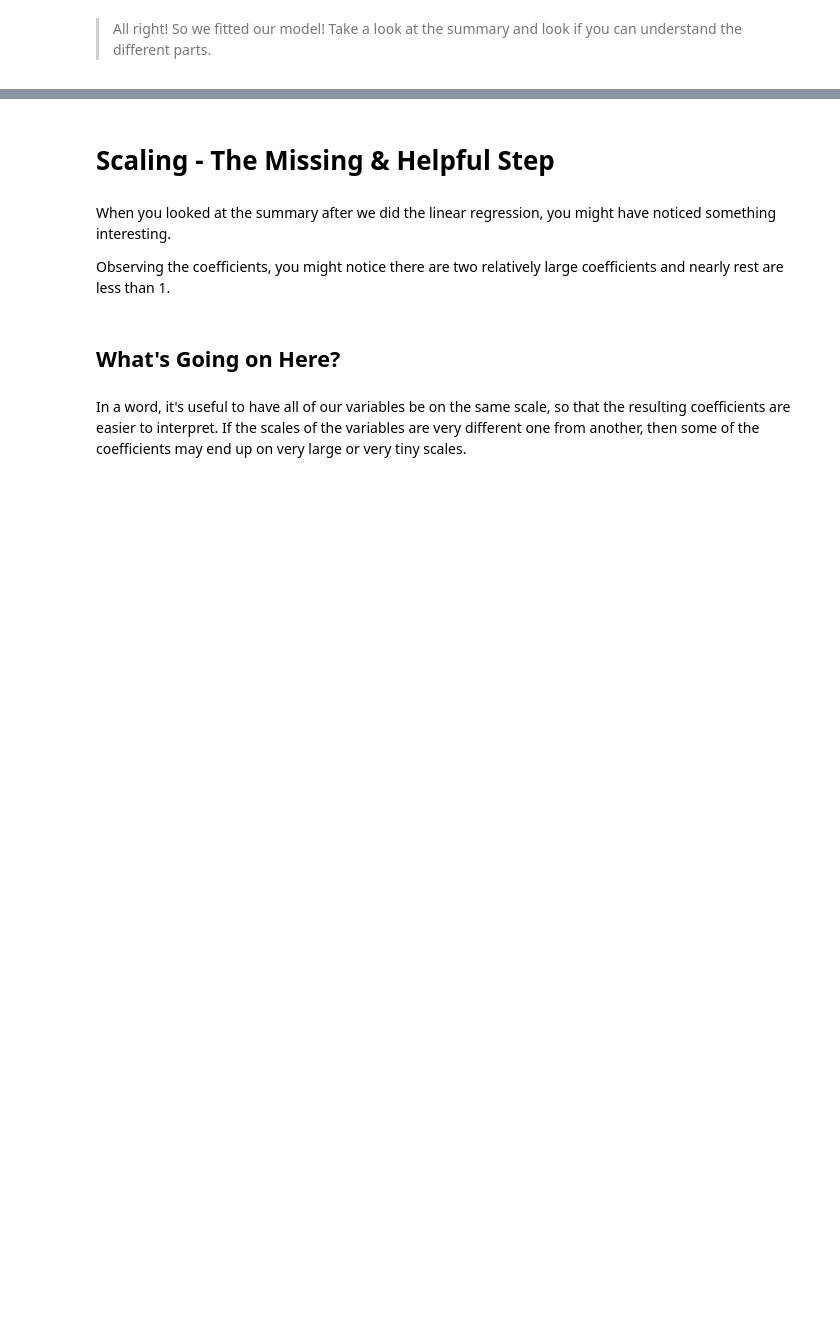
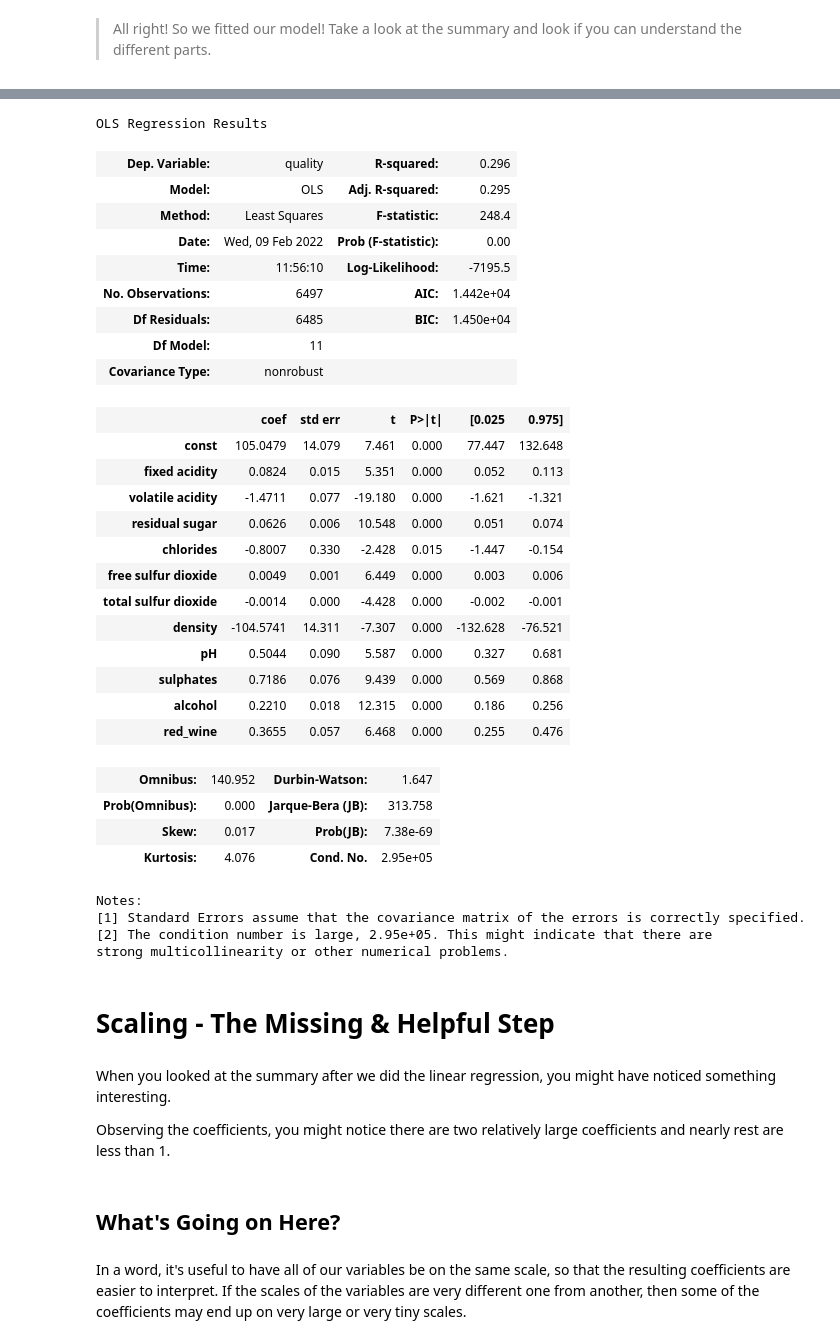
Before and after one commit to cjunhyuk/ds-multiple_linear_regression-tfq32, a Jupyter notebook: multiple_linear_regression.ipynb, the cells around one changed output, grey strips where cells are left out. Cells and saved outputs as stored; diff of their text form; code cells hidden in the pictures; blank space fills up the shorter version.

```diff
--- a/multiple_linear_regression.ipynb
+++ b/multiple_linear_regression.ipynb
@@ -437,0 +568,3 @@ model.summary()
+# %%
+predictors_nocitric = predictors.drop('citric acid', axis=1)
+predictors_nocitric.head()
@@ -438,3 +578,38 @@ model.summary()
+# %%
+model = sm.OLS(wine_target, predictors_nocitric).fit()
+model.summary()
+# %% [output]
+OLS Regression Results
+| Dep. Variable: | quality | R-squared: | 0.296 |
+| Model: | OLS | Adj. R-squared: | 0.295 |
+| Method: | Least Squares | F-statistic: | 248.4 |
+| Date: | Wed, 09 Feb 2022 | Prob (F-statistic): | 0.00 |
+| Time: | 11:56:10 | Log-Likelihood: | -7195.5 |
+| No. Observations: | 6497 | AIC: | 1.442e+04 |
+| Df Residuals: | 6485 | BIC: | 1.450e+04 |
+| Df Model: | 11 |  |  |
+| Covariance Type: | nonrobust |  |  |
+|  | coef | std err | t | P>|t| | [0.025 | 0.975] |
+| const | 105.0479 | 14.079 | 7.461 | 0.000 | 77.447 | 132.648 |
+| fixed acidity | 0.0824 | 0.015 | 5.351 | 0.000 | 0.052 | 0.113 |
+| volatile acidity | -1.4711 | 0.077 | -19.180 | 0.000 | -1.621 | -1.321 |
+| residual sugar | 0.0626 | 0.006 | 10.548 | 0.000 | 0.051 | 0.074 |
+| chlorides | -0.8007 | 0.330 | -2.428 | 0.015 | -1.447 | -0.154 |
+| free sulfur dioxide | 0.0049 | 0.001 | 6.449 | 0.000 | 0.003 | 0.006 |
+| total sulfur dioxide | -0.0014 | 0.000 | -4.428 | 0.000 | -0.002 | -0.001 |
+| density | -104.5741 | 14.311 | -7.307 | 0.000 | -132.628 | -76.521 |
+| pH | 0.5044 | 0.090 | 5.587 | 0.000 | 0.327 | 0.681 |
+| sulphates | 0.7186 | 0.076 | 9.439 | 0.000 | 0.569 | 0.868 |
+| alcohol | 0.2210 | 0.018 | 12.315 | 0.000 | 0.186 | 0.256 |
+| red_wine | 0.3655 | 0.057 | 6.468 | 0.000 | 0.255 | 0.476 |
+| Omnibus: | 140.952 | Durbin-Watson: | 1.647 |
+| Prob(Omnibus): | 0.000 | Jarque-Bera (JB): | 313.758 |
+| Skew: | 0.017 | Prob(JB): | 7.38e-69 |
+| Kurtosis: | 4.076 | Cond. No. | 2.95e+05 |
+Notes:
+[1] Standard Errors assume that the covariance matrix of the errors is correctly specified.
+[2] The condition number is large, 2.95e+05. This might indicate that there are
+strong multicollinearity or other numerical problems.
 # %% [markdown]
 # Scaling - The Missing & Helpful Step
 # %% [markdown]
```
Also changed, not shown: parts of 49 cells of this notebook.
